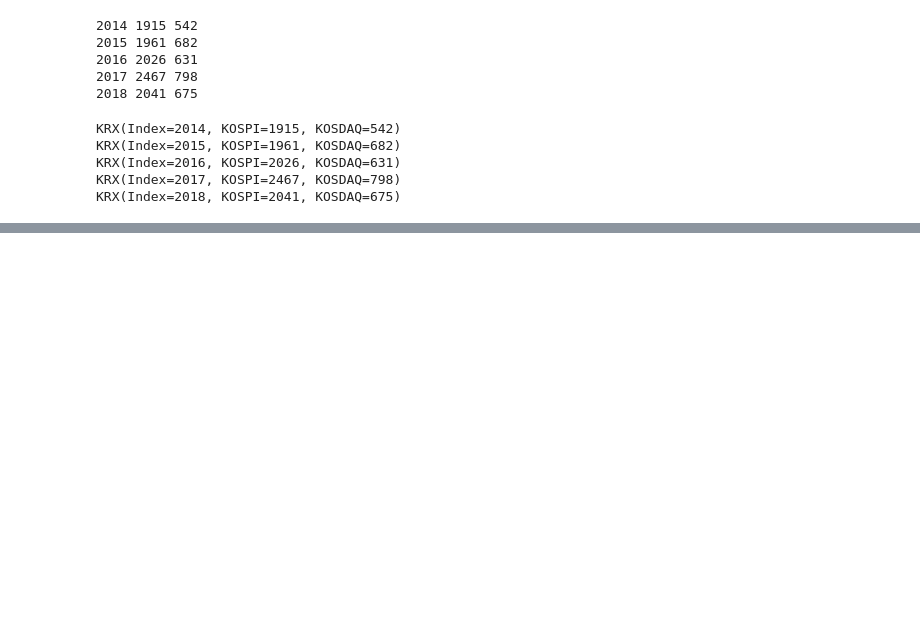
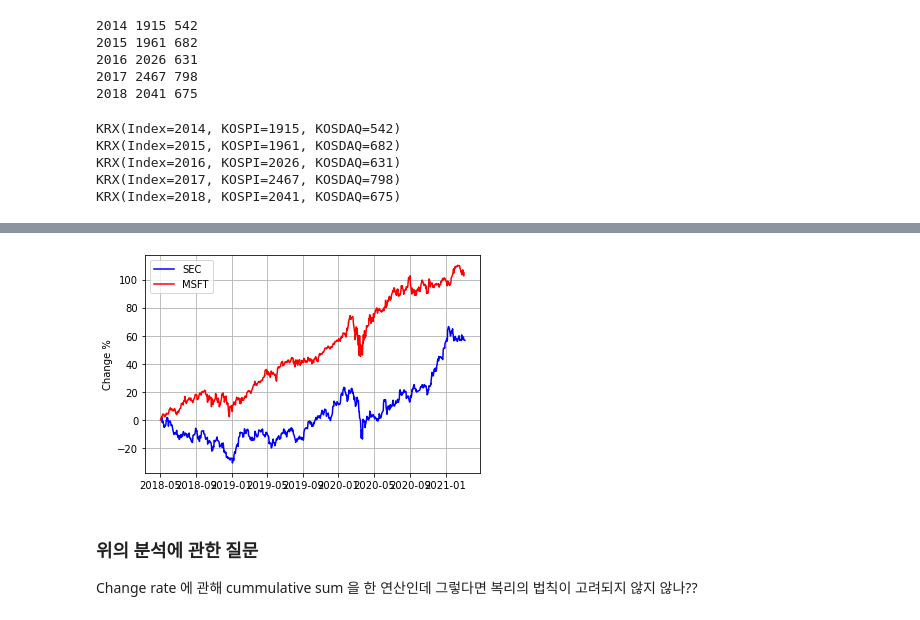
Before and after one commit to KYUUUW/StockAnalysisInPython, a Jupyter notebook: StockPriceAnalysis_Chapter3.ipynb, the cells around one changed output, grey strips where cells are left out. Saved outputs shown, nothing was run; the diff lists cells and outputs as text; code cells hidden in the pictures; blank space fills up the shorter version.

```diff
--- a/StockPriceAnalysis_Chapter3.ipynb
+++ b/StockPriceAnalysis_Chapter3.ipynb
@@ -380,0 +443,15 @@ msft_dpc_cs
+# %%
+# Comparison with SEC and MSFT
+
+plt.plot(sec.index, sec_dpc_cs, 'b', label='SEC')
+plt.plot(msft.index, msft_dpc_cs, 'r', label='MSFT')
+plt.ylabel('Change %')
+plt.grid(True)
+plt.legend(loc='best')
+plt.show()
+# %% [output]
+[figure, added]
+# %% [markdown]
+### 위의 분석에 관한 질문
+
+Change rate 에 관해 cummulative sum 을 한 연산인데 그렇다면 복리의 법칙이 고려되지 않지 않나??
```
Also changed, not shown: parts of 33 cells of this notebook.
